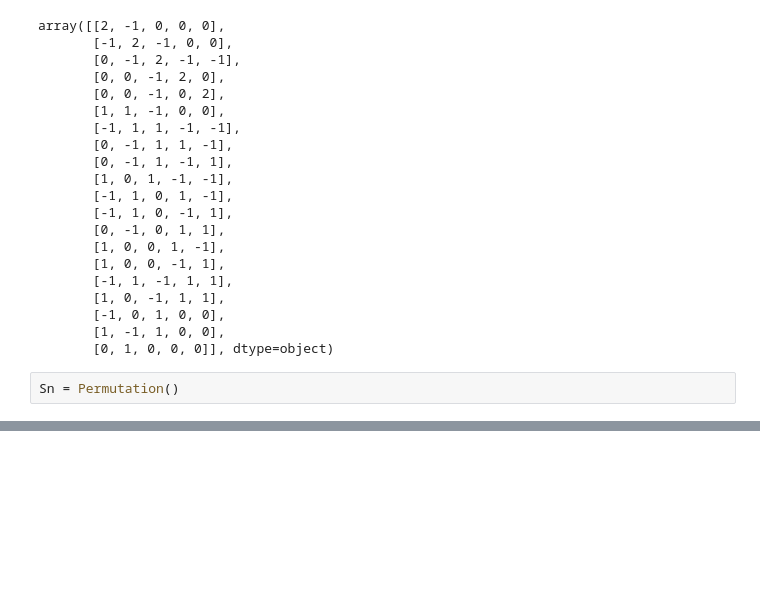
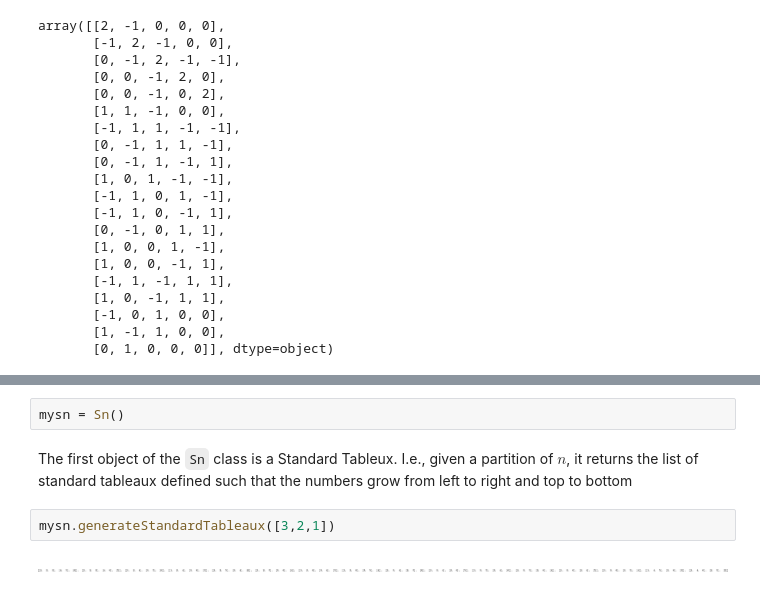
Before and after one commit to dibus2/pylie, a Jupyter notebook: PyLie.ipynb, the cells around one changed output, grey strips where cells are left out. Drawn from its saved outputs; the diff is of its cells as text; blank space fills up the shorter version.

```diff
--- a/PyLie.ipynb
+++ b/PyLie.ipynb
@@ -297,5 +298,3 @@ array([[2, -1, 0, 0, 0],
        [-1, 0, 1, 0, 0],
        [1, -1, 1, 0, 0],
        [0, 1, 0, 0, 0]], dtype=object)
-# %%
-Sn = Permutation()
@@ -305,0 +317,8 @@ Sn.hookContentFormula([1,1],Symbol('n'))
+# %%
+mysn = Sn()
+# %% [markdown]
+The first object of the `Sn` class is a Standard Tableux. I.e., given a partition of $n$, it returns the list of standard tableaux defined such that the numbers grow from left to right and top to bottom
+# %%
+mysn.generateStandardTableaux([3,2,1])
+# %% [output]
+[figure, added]
```
Also changed, not shown: parts of 28 cells of this notebook, 2 other files.
